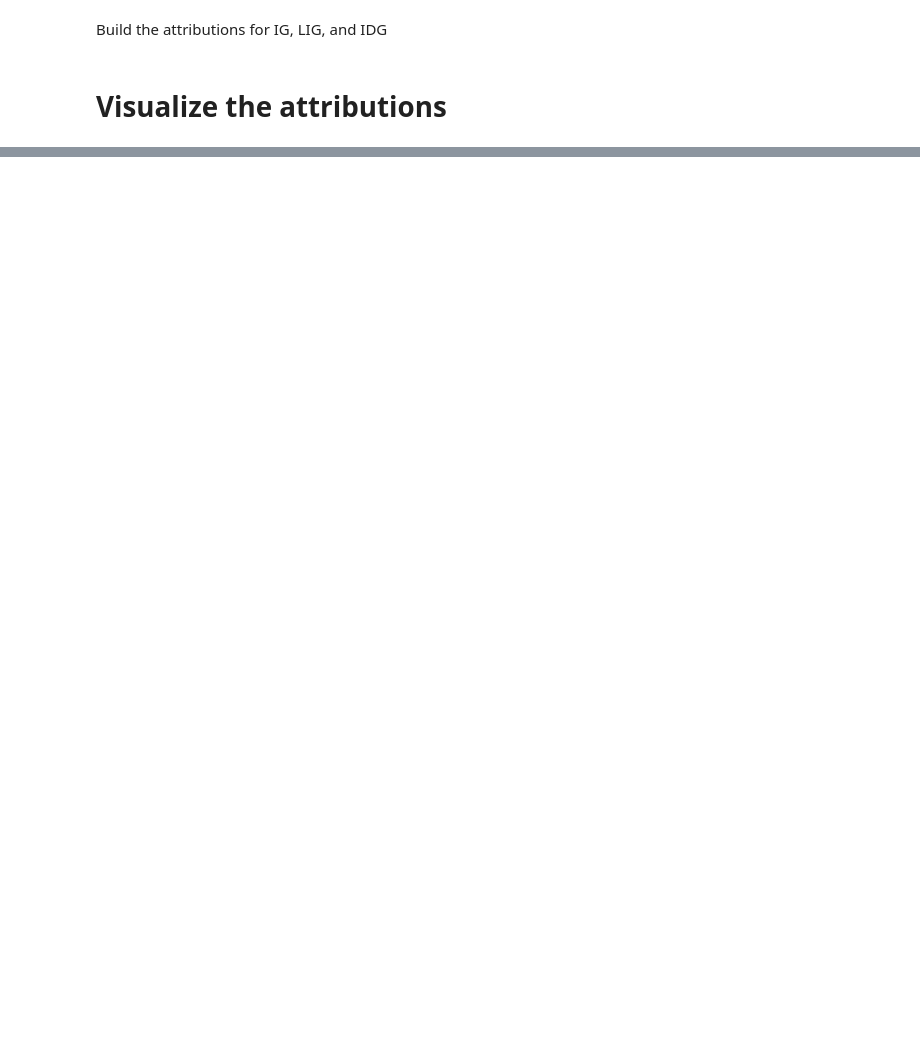
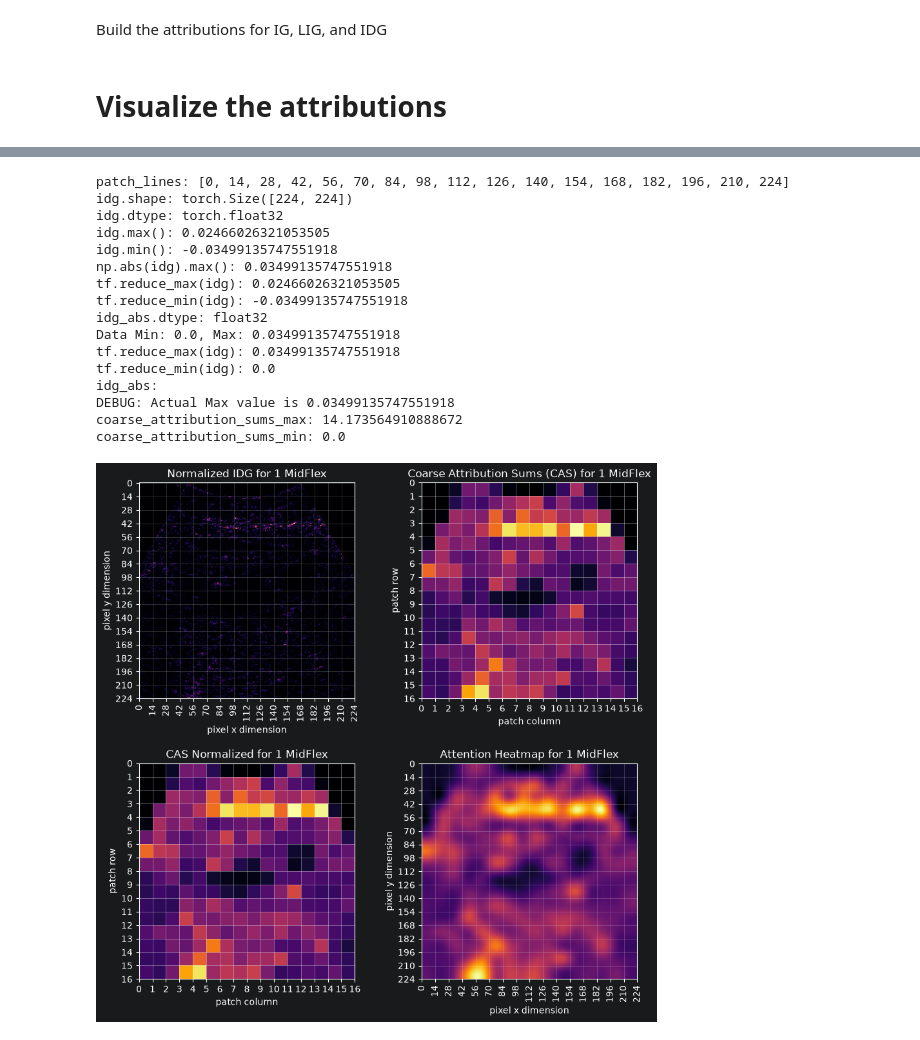
Before and after one commit to rickgladwin/Integrated-Decision-Gradients, a Jupyter notebook: IDG/example_ultrasound.ipynb, the cells around one changed output, grey strips where cells are left out. Cells and saved outputs as stored; diff of their text form; code cells hidden in the pictures; blank space fills up the shorter version.

```diff
--- a/IDG/example_ultrasound.ipynb
+++ b/IDG/example_ultrasound.ipynb
@@ -1221,6 +1317,17 @@ img_size: int = idg.shape[1] # 224
 patches_per_dimension: int = 16 # match the ViT model
 patch_size: int = img_size // patches_per_dimension
 # patch_size: int = 14
+
+# attribution map save data config
+save_attribution_map: bool = True
+attribution_map_file_path: str = "../results/attribution_maps/"
+attribution_map_filename: str = f"idg_attrib_map_{target_class}_{test_class}_{file_datetime}"
+attribution_map_filepath: str = os.path.join(attribution_map_file_path, attribution_map_filename)
+# attention map save data config
+save_attention_map: bool = True
+attention_map_file_path: str = "../results/attention_maps/"
+attention_map_filename: str = f"idg_coarse_attrib_sums_map_{patches_per_dimension}_patches_subject_{target_subject_id}_{target_class}_{test_class}_{file_datetime}"
+attention_map_filepath: str = os.path.join(attention_map_file_path, attention_map_filename)
 
 patch_lines: list[int] = [round(patch_size * x) for x in range(patches_per_dimension + 1)]
 print(f"patch_lines: {patch_lines}")
@@ -1257,6 +1364,10 @@ print(f"DEBUG: Actual Max value is {idg_abs.max()}")
 # Add a tiny epsilon to avoid division by zero if the whole map is 0
 idg_norm = idg_abs / (idg_abs.max() + 1e-12)
 
+# save the attribution data
+if save_attribution_map:
+    np.save(attribution_map_filepath, idg_norm)
+
 # get the attribution scores for all pixels in each patch and sum them
 for i in range(patches_per_dimension):
     for j in range(patches_per_dimension):
@@ -1280,9 +1391,13 @@ print(f"coarse_attribution_sums_min: {coarse_attribution_sums_min}")
 # normalize coarse_attribution
 coarse_attribution_sums_normalized = coarse_attribution_sums_array / (coarse_attribution_sums_array.max() + 1e-12)
 
+if save_attention_map:
+    np.save(attention_map_filepath, coarse_attribution_sums_normalized)
 # resize and smooth to match image dimensions (for comparison
 # with ViT-generated all-classes attention maps
 
+# TODO: save attribution map and attention map for each gesture
+# TODO: create combined (normalized) attribution map and combined attention map for all gestures
 
 # 2. Plot the normalized data
 fig, axs = plt.subplots(nrows=2, ncols=2, figsize=(10, 10))
@@ -1352,30 +1467,48 @@ for line in patch_lines:
 plt.show()
 
 # TODO: discuss what spatial information the CNN contains. Classically, we think of CNNs as
 #  not retaining the information about spatial relationships in the training images.
 #  But if we use the CNN as part of a process of predicting the class output for the image,
 #  we can recover some of the spatial information.
 #
 #  Does the CNN _contain_ the spatial information? Not really, or not in the same way the
 #  original image does. (** confirm this ﷿﷿﷿ if there are processes that will generate the
 #  original images from classifier models, then can the model be said to contain the original
 #  images' information? Or does the model only contain the information in a statistical sense?)
 #  Does the DNA sequence contain all the information about the final animal it builds? No.
 #  But the DNA sequence PLUS a set of rules about how chemicals and proteins and other molecules
 #  interact IS enough to generate the final organism. This is algorithmic information theory.
 #  The question about the CNN is similar. Look at the attribution map. The CNN itself only
 #  contained _localized_ information about the image. Patterns and shapes.
 #
 #  But the information in the CNN PLUS the Integrated Gradients algorithm lets the CNN contribute
 #  spatial information about the image. A caveat here: the IG algorithm requires the inclusion
 #  of the image itself. So all the spatial information about a single image is available to
 #  the system when the algorithm runs. What the CNN provides is information about _all_ the images
 #  in the test image's class, plus information about the images not in the test image's class,
 #  plus information about the _relationships_ between those images and classes, that's not
 #  available in any one image.
 #
 #  So the CNN is storing information that can be used to retrieve some spatial information relevant
 #  to a single image, but what the CNN actually stores is information at a different subjective
 #  or statistical level. It contains information about the classes and relationships.
 #  So when we run the IG algorithm alongside a CNN and an image, the information we're recovering
 #  concerns how the image is related to the rest of the images and classes in the training dataset.
+# %% [output]
+patch_lines: [0, 14, 28, 42, 56, 70, 84, 98, 112, 126, 140, 154, 168, 182, 196, 210, 224]
+idg.shape: torch.Size([224, 224])
+idg.dtype: torch.float32
+idg.max(): 0.02466026321053505
+idg.min(): -0.03499135747551918
+np.abs(idg).max(): 0.03499135747551918
+tf.reduce_max(idg): 0.02466026321053505
+tf.reduce_min(idg): -0.03499135747551918
+idg_abs.dtype: float32
+Data Min: 0.0, Max: 0.03499135747551918
+tf.reduce_max(idg): 0.03499135747551918
+tf.reduce_min(idg): 0.0
+idg_abs:
+DEBUG: Actual Max value is 0.03499135747551918
+coarse_attribution_sums_max: 14.173564910888672
+coarse_attribution_sums_min: 0.0
+[figure, added]
```
Also changed, not shown: parts of 5 cells of this notebook, 13 other files.
